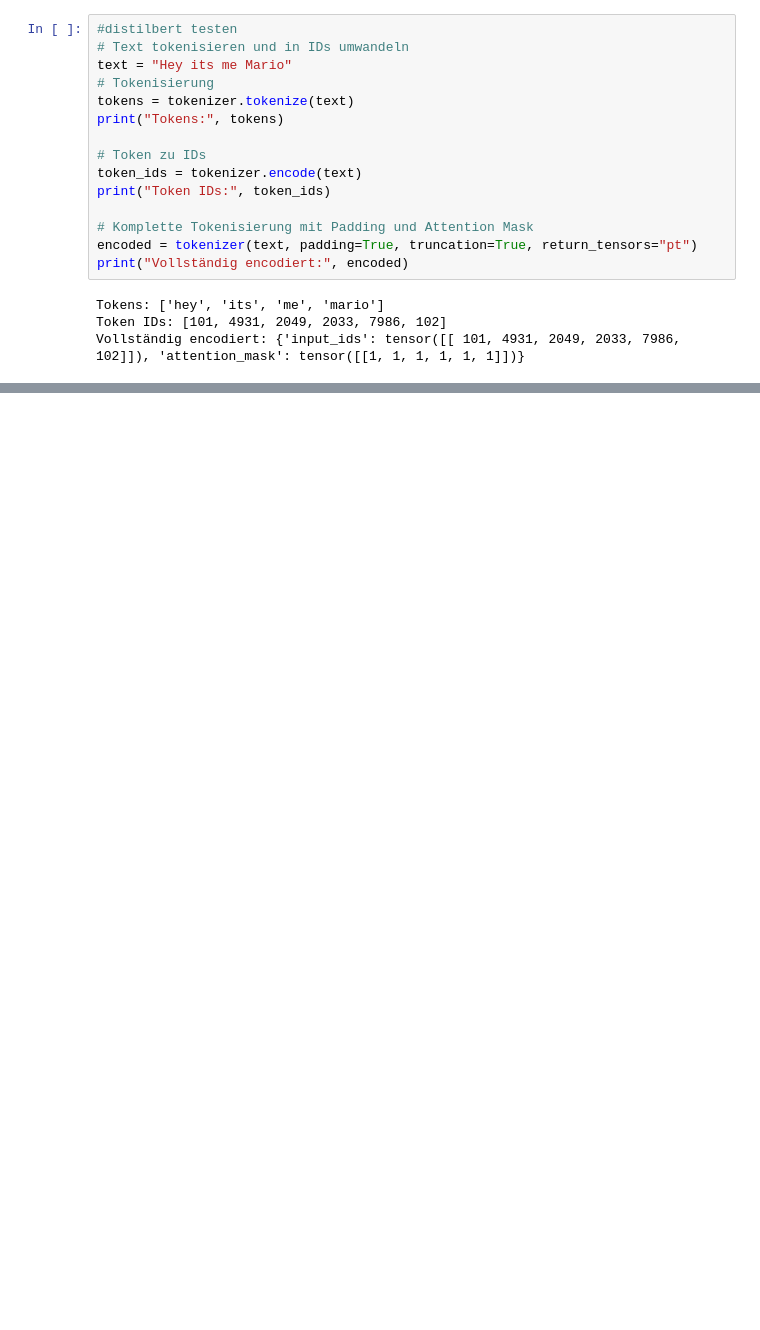
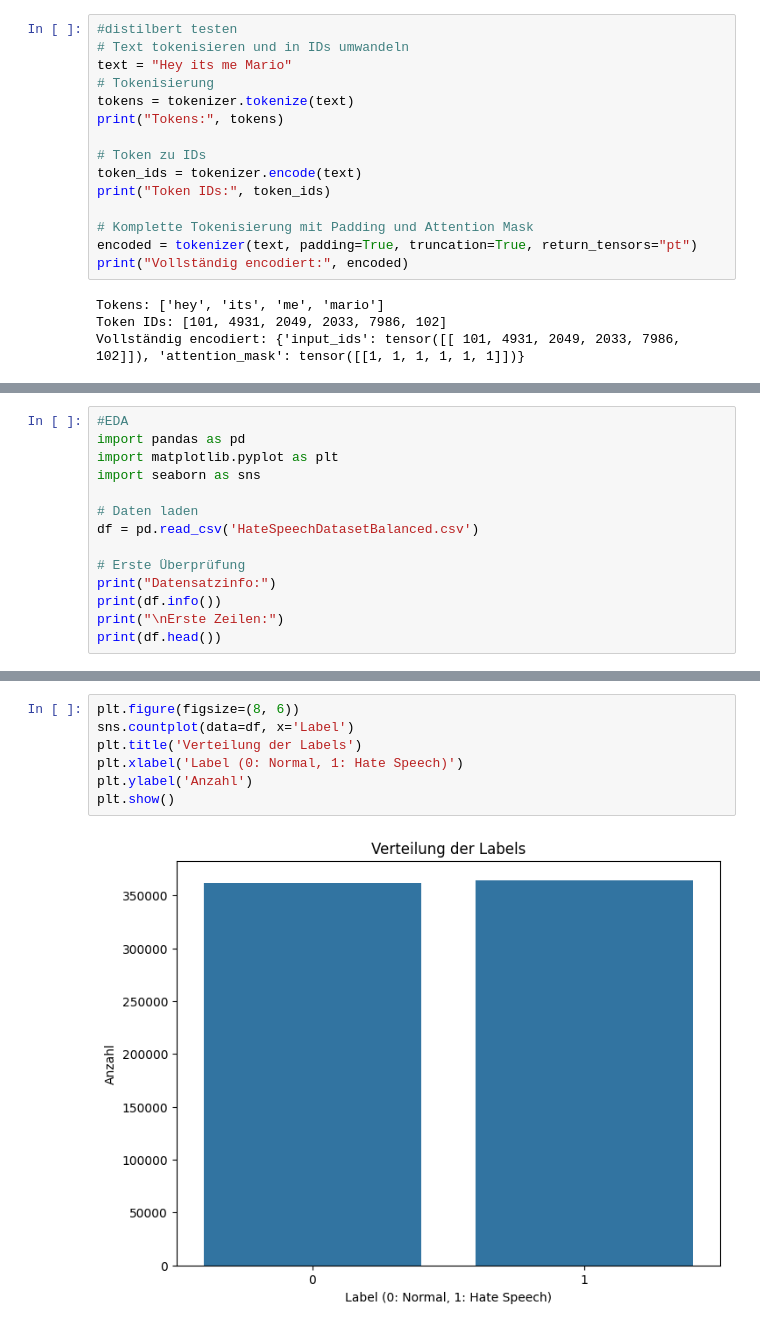
Before and after one commit to LukeIKG/xai-hatespeech, a Jupyter notebook: transformer.ipynb, the cells around one changed output, grey strips where cells are left out. Drawn from its saved outputs; the diff is of its cells as text; blank space fills up the shorter version.

```diff
--- a/transformer.ipynb
+++ b/transformer.ipynb
@@ -65,0 +36,14 @@ OSError: Error no file named pytorch_model.bin, model.safetensors, tf_model.h5,
+# %%
+#EDA
+import pandas as pd
+import matplotlib.pyplot as plt
+import seaborn as sns
+
+# Daten laden
+df = pd.read_csv('HateSpeechDatasetBalanced.csv')
+
+# Erste Überprüfung
+print("Datensatzinfo:")
+print(df.info())
+print("\nErste Zeilen:")
+print(df.head())
@@ -65,0 +70,9 @@ OSError: Error no file named pytorch_model.bin, model.safetensors, tf_model.h5,
+# %%
+plt.figure(figsize=(8, 6))
+sns.countplot(data=df, x='Label')
+plt.title('Verteilung der Labels')
+plt.xlabel('Label (0: Normal, 1: Hate Speech)')
+plt.ylabel('Anzahl')
+plt.show()
+# %% [output]
+[figure, added]
```
Also changed, not shown: parts of 12 cells of this notebook.
